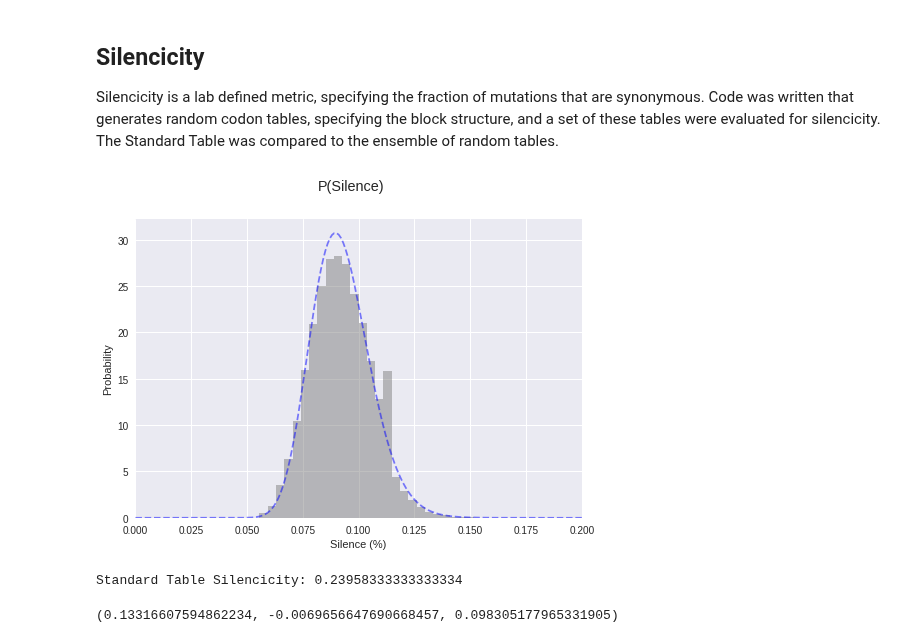
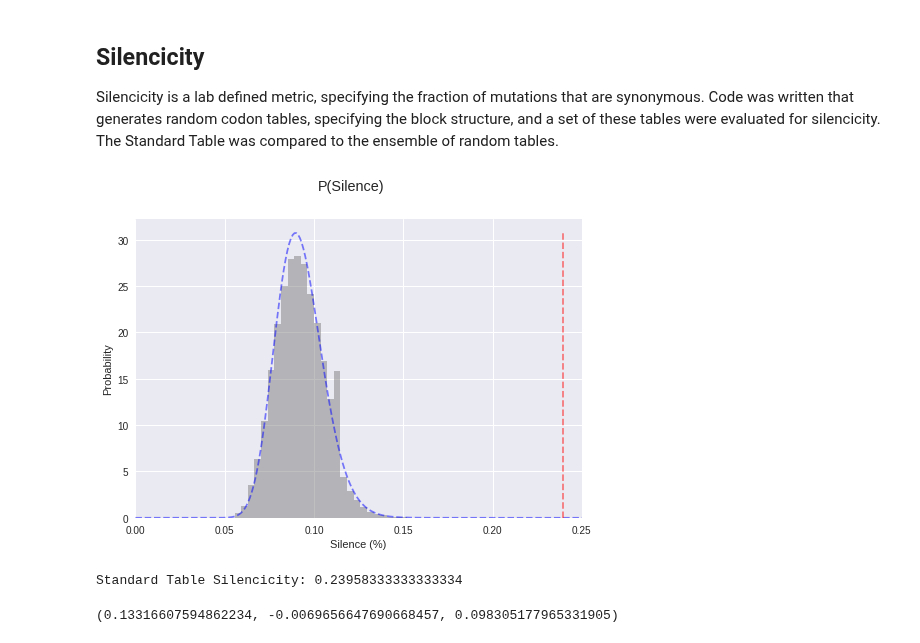
Before and after one commit to EndyLab/codon-tables, a Jupyter notebook: Network Stats.ipynb, the cells around one changed output. Saved outputs shown, nothing was run; the diff lists cells and outputs as text; code cells hidden in the pictures.

```diff
--- a/Network Stats.ipynb
+++ b/Network Stats.ipynb
@@ -14,6 +14,8 @@ import bct
 import pickle
 import subprocess
 %load_ext autoreload
+
+sns.set_context("poster")
 # %% [output]
 The autoreload extension is already loaded. To reload it, use:
   %reload_ext autoreload
@@ -392,26 +396,29 @@ Silencicity is a lab defined metric, specifying the fraction of mutations that a
 # %%
 # plot histograms
 n, bins, patches = plt.hist(rand_silencicities, 30, color='grey', alpha=0.5, normed=1, label='Simulation')
 plt.suptitle('P(Silence)')
 plt.xlabel('Silence (%)')
 plt.ylabel('Probability')
 
 # fit data
 s, loc, scale = stats.lognorm.fit(rand_silencicities)
 x = np.linspace(0, 1, 1000)
 pdf_fit = stats.lognorm.pdf(x, s, loc=loc, scale=scale)
-s, loc, scale
 plt.plot(x, pdf_fit, '--b', alpha=0.5, label='Fit')
 #plt.xscale('log')
-plt.xlim([0, 0.2])
+plt.xlim([0, 0.25])
+#plot line showing standard code
+ct = codonTable()
+stSilencicity = utils.silencicity(ct.codonDict)
+stXs = np.ones(100)*stSilencicity
+stYs = np.linspace(0, max(pdf_fit), len(stXs))
+plt.plot(stXs, stYs, '--r', alpha=0.5, label='Standard Code')
 #plt.savefig('../figs/silencicity_stats.png', bbox_inches='tight')
 plt.show()
 
-ct = codonTable()
-stSilencicity = utils.silencicity(ct.codonDict)
 print('Standard Table Silencicity: {0}'.format(stSilencicity))
 # %% [output]
-[figure, old version]
+[figure, new version]
 Standard Table Silencicity: 0.23958333333333334
 # %%
 # show statistics for fit
```
Also changed, not shown: parts of 2 cells of this notebook, 2 other files.
